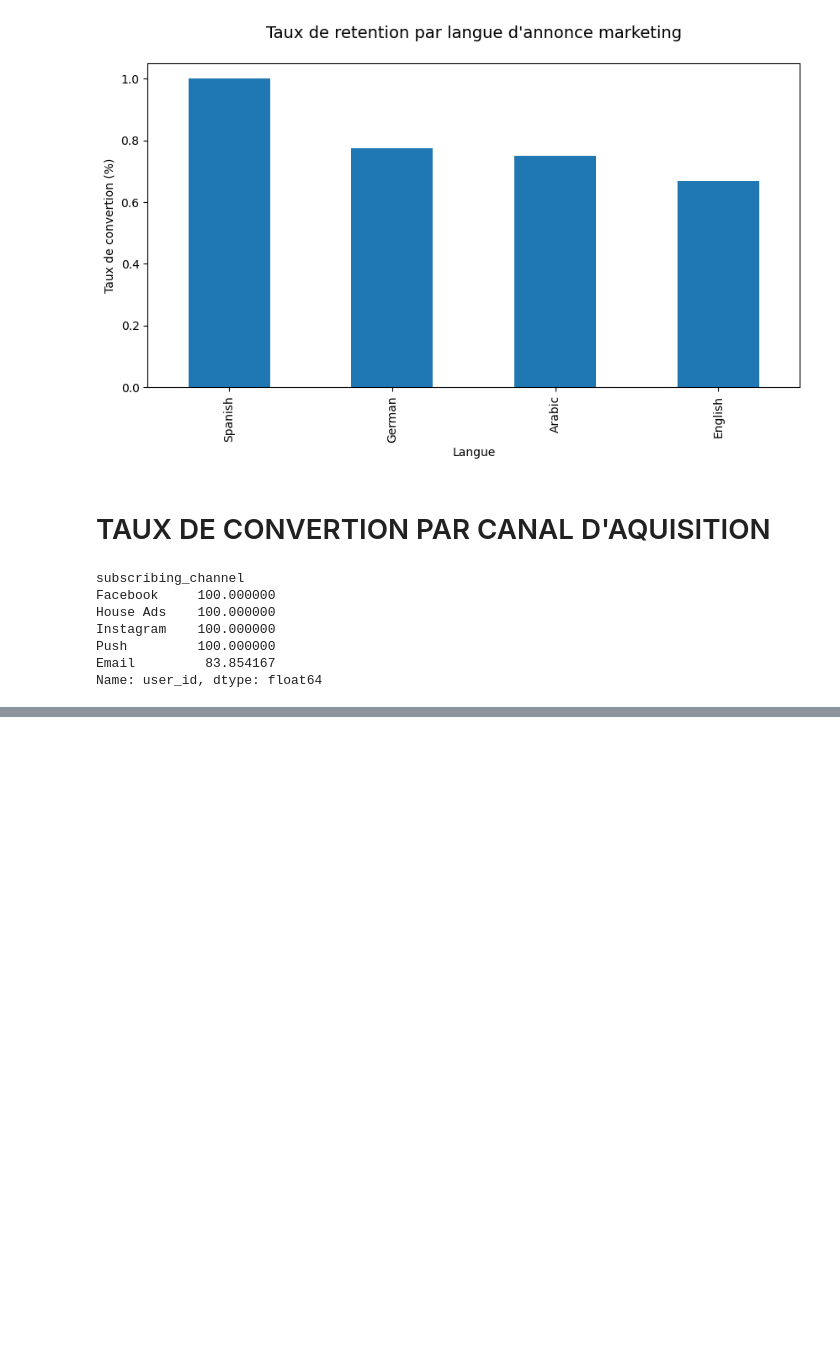
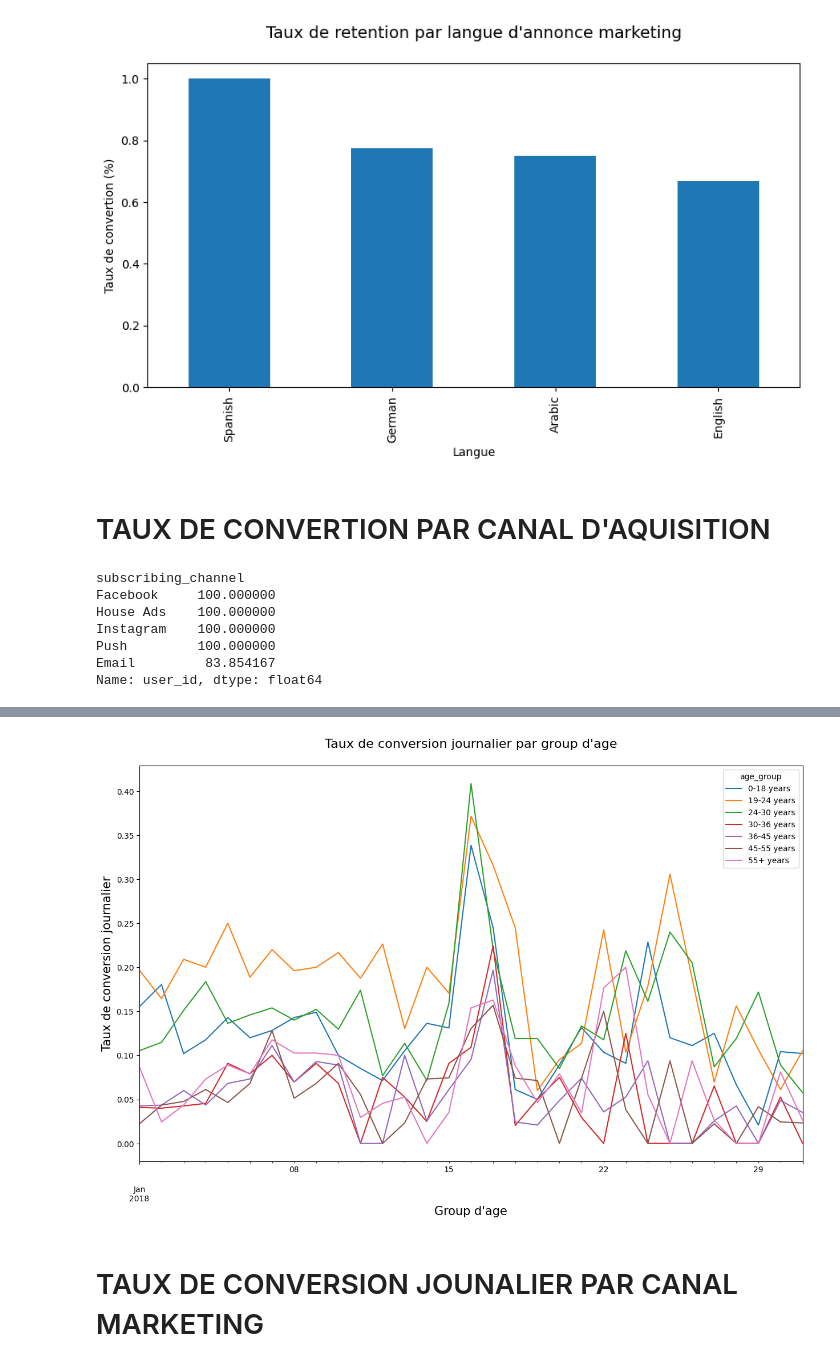
Before and after one commit to compo90/Projet_Analyse_Marketing, a Jupyter notebook: analyse_marketing.ipynb, the cells around one changed output, grey strips where cells are left out. Drawn from its saved outputs; the diff is of its cells as text; code cells hidden in the pictures; blank space fills up the shorter version.

```diff
--- a/analyse_marketing.ipynb
+++ b/analyse_marketing.ipynb
@@ -373,0 +478,5 @@ Name: user_id, dtype: float64
+# %%
+# En fonction de plusieurs variables
+daily_conv_rate_age_group = convertion_rate(marketing_df, ['date_served', 'age_group'])
+
+print(daily_conv_rate_age_group)
@@ -373,0 +497,6 @@ Name: user_id, dtype: float64
+# %%
+# Transformation du resultat en dataFrame
+daily_conv_rate_age_group = pd.DataFrame(daily_conv_rate_age_group.unstack(level=1))
+# level = 1 car c'est la variable age_group (position 1) qu'on veut desemballer
+
+daily_conv_rate_age_group.head()
@@ -373,0 +511,15 @@ Name: user_id, dtype: float64
+# %%
+# Visualisation
+daily_conv_rate_age_group.plot(kind='line', figsize=(15, 9))
+
+plt.title("Taux de conversion journalier par group d'age\n", size=20, fontsize=16)
+
+plt.ylabel("Taux de conversion journalier", size=15)
+
+plt.xlabel("Group d'age", size=15)
+
+plt.show()
+# %% [output]
+[figure, added]
+# %% [markdown]
+#  TAUX DE CONVERSION JOUNALIER PAR CANAL MARKETING
```
Also changed, not shown: parts of 32 cells of this notebook.
